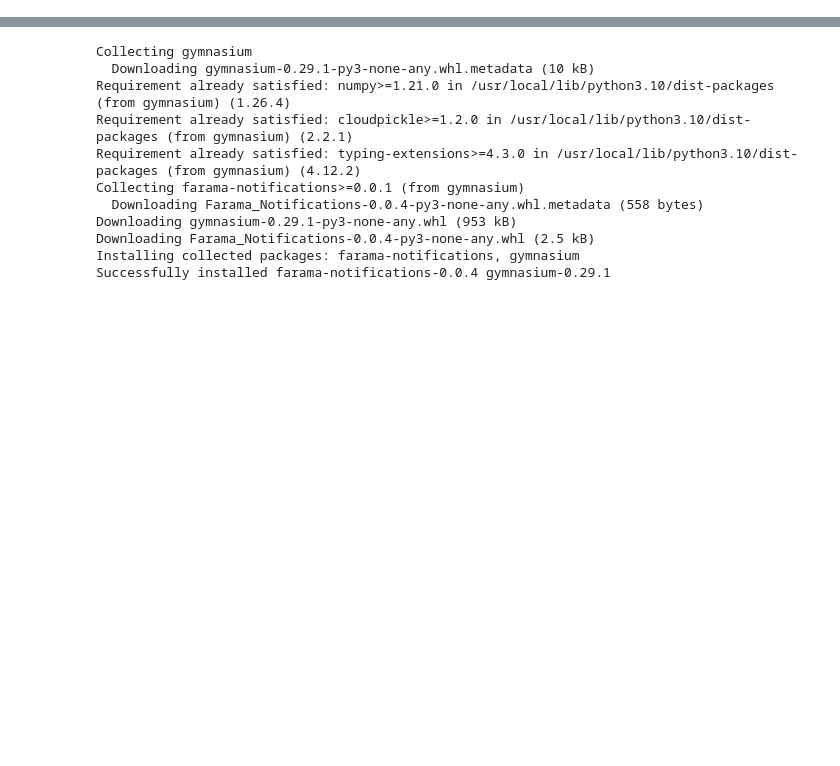
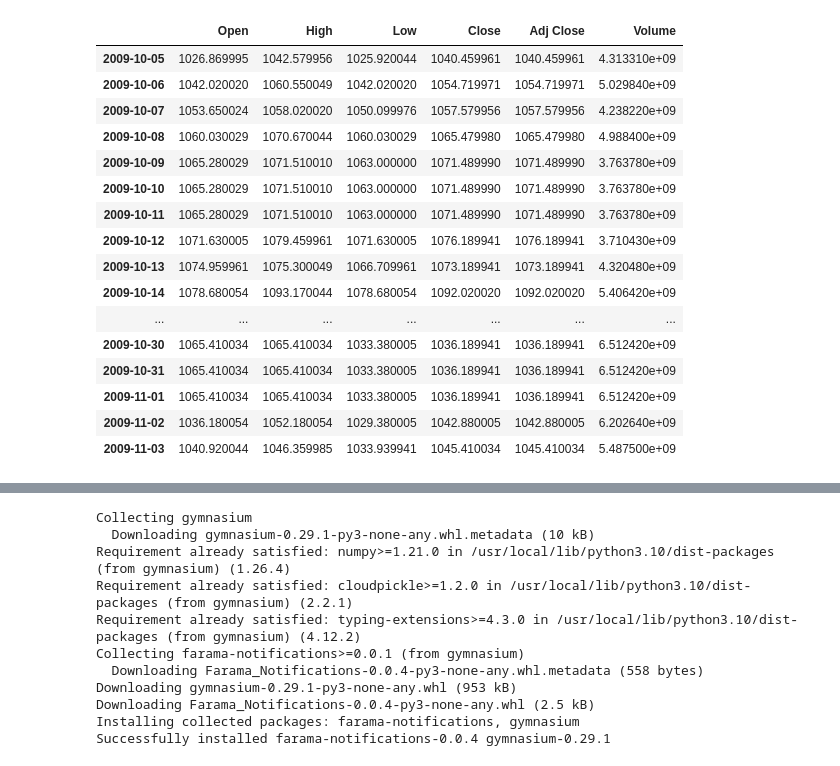
Before and after one commit to cody-mckeon/Reinforcement_Learning_Trading, a Jupyter notebook: rl_trading.ipynb, the cells around one changed output, grey strips where cells are left out. Saved outputs shown, nothing was run; the diff lists cells and outputs as text; code cells hidden in the pictures; blank space fills up the shorter version.

```diff
--- a/rl_trading.ipynb
+++ b/rl_trading.ipynb
@@ -24,4 +22,10 @@ data.head()
+# %%
+# Step 2: Train-test split (80% train, 20% test)
+train_size = int(len(data) * 0.8)
+train_data = data[:train_size]
+test_data = data[train_size:]
 # %%
 import pandas as pd
 data.index = pd.to_datetime(data.index)
-data.index
+train_data.index = pd.to_datetime(train_data.index)
+test_data.index = pd.to_datetime(test_data.index)
@@ -37,5 +49,14 @@ DatetimeIndex(['2009-10-01', '2009-10-02', '2009-10-05', '2009-10-06',
 # %%
 date_range = pd.date_range(start=data.index.min(), end=data.index.max())
 missing_dates = date_range.difference(data.index)
+
+test_date_range = pd.date_range(start=test_data.index.min(), end=test_data.index.max())
+missing_test_dates = test_date_range.difference(test_data.index)
+
+train_date_range = pd.date_range(start=train_data.index.min(), end=train_data.index.max())
+missing_train_dates = train_date_range.difference(train_data.index)
+
 print(f"Missing Dates: {missing_dates}")
+print(f"Missing Test Dates: {missing_test_dates}")
+print(f"Missing Train Dates: {missing_train_dates}")
 # %% [output]
@@ -56,6 +86,24 @@ data_full.ffill(inplace=True)
 
 missing_values = data_full.isnull().sum()
 print(f"Missing values after forward fill: \n{missing_values}")
+
+# Reindex the Train DataFrame to include all the dates
+train_data_full = train_data.reindex(train_date_range)
+
+# Fill missing values with forward fill (propogating the last known value)
+train_data_full.ffill(inplace=True)
+
+missing_values = train_data_full.isnull().sum()
+print(f"Missing values after forward fill: \n{missing_values}")
+
+# Reindex the Train DataFrame to include all the dates
+test_data_full = test_data.reindex(test_date_range)
+
+# Fill missing values with forward fill (propogating the last known value)
+test_data_full.ffill(inplace=True)
+
+missing_values = test_data_full.isnull().sum()
+print(f"Missing values after forward fill: \n{missing_values}")
 # %% [output]
 Missing values after forward fill:
 Open         0
@@ -93,0 +161,20 @@ data_full.head(30)
+# %%
+train_data_full.head(30)
+# %% [output]
+|  | Open | High | Low | Close | Adj Close | Volume |
+| 2009-10-05 | 1026.869995 | 1042.579956 | 1025.920044 | 1040.459961 | 1040.459961 | 4.313310e+09 |
+| 2009-10-06 | 1042.020020 | 1060.550049 | 1042.020020 | 1054.719971 | 1054.719971 | 5.029840e+09 |
+| 2009-10-07 | 1053.650024 | 1058.020020 | 1050.099976 | 1057.579956 | 1057.579956 | 4.238220e+09 |
+| 2009-10-08 | 1060.030029 | 1070.670044 | 1060.030029 | 1065.479980 | 1065.479980 | 4.988400e+09 |
+| 2009-10-09 | 1065.280029 | 1071.510010 | 1063.000000 | 1071.489990 | 1071.489990 | 3.763780e+09 |
+| 2009-10-10 | 1065.280029 | 1071.510010 | 1063.000000 | 1071.489990 | 1071.489990 | 3.763780e+09 |
+| 2009-10-11 | 1065.280029 | 1071.510010 | 1063.000000 | 1071.489990 | 1071.489990 | 3.763780e+09 |
+| 2009-10-12 | 1071.630005 | 1079.459961 | 1071.630005 | 1076.189941 | 1076.189941 | 3.710430e+09 |
+| 2009-10-13 | 1074.959961 | 1075.300049 | 1066.709961 | 1073.189941 | 1073.189941 | 4.320480e+09 |
+| 2009-10-14 | 1078.680054 | 1093.170044 | 1078.680054 | 1092.020020 | 1092.020020 | 5.406420e+09 |
+| ... | ... | ... | ... | ... | ... | ... |
+| 2009-10-30 | 1065.410034 | 1065.410034 | 1033.380005 | 1036.189941 | 1036.189941 | 6.512420e+09 |
+| 2009-10-31 | 1065.410034 | 1065.410034 | 1033.380005 | 1036.189941 | 1036.189941 | 6.512420e+09 |
+| 2009-11-01 | 1065.410034 | 1065.410034 | 1033.380005 | 1036.189941 | 1036.189941 | 6.512420e+09 |
+| 2009-11-02 | 1036.180054 | 1052.180054 | 1029.380005 | 1042.880005 | 1042.880005 | 6.202640e+09 |
+| 2009-11-03 | 1040.920044 | 1046.359985 | 1033.939941 | 1045.410034 | 1045.410034 | 5.487500e+09 |
```
Also changed, not shown: parts of 52 cells of this notebook.
